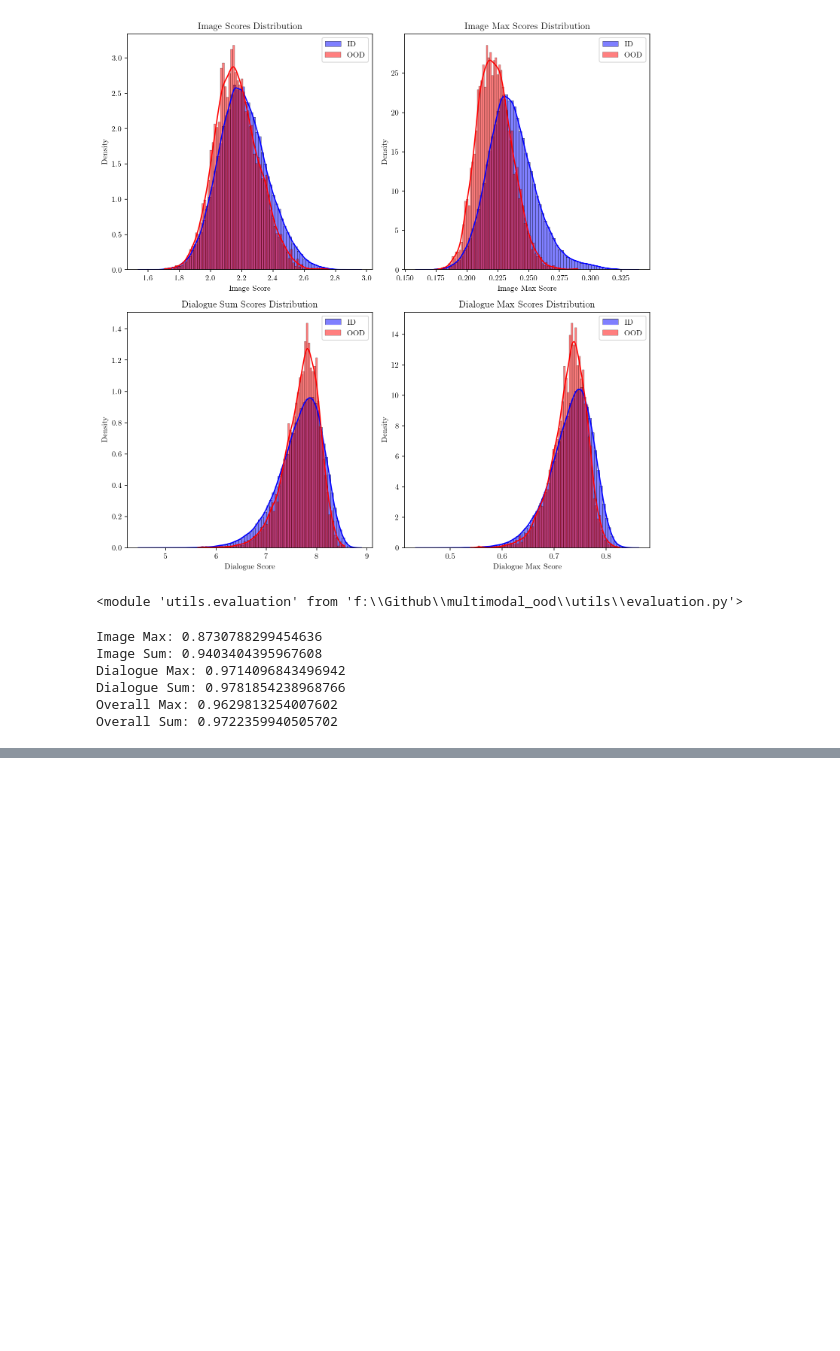
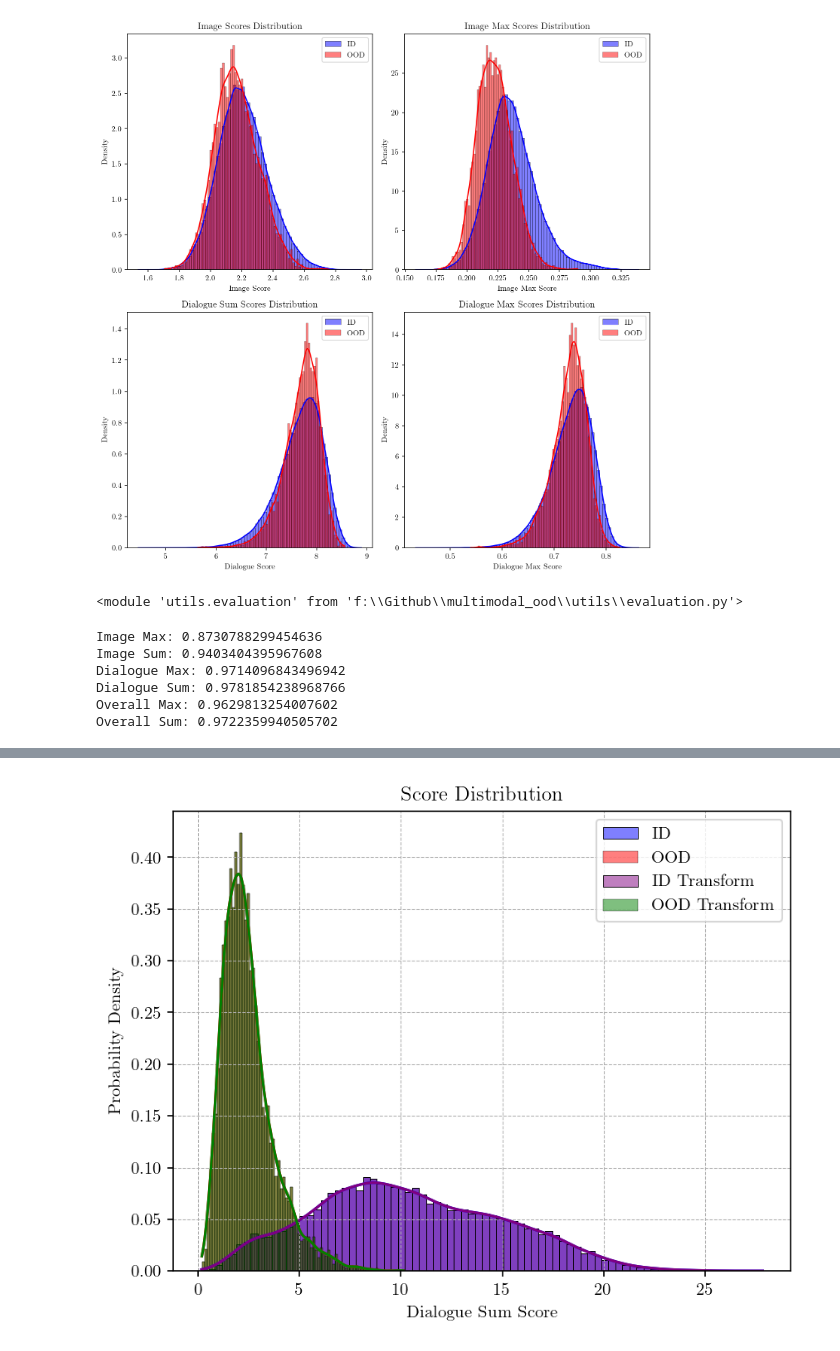
Before and after one commit to wfyitf/multimodal_ood, a Jupyter notebook: notebooks/clip_qa.ipynb, the cells around one changed output, grey strips where cells are left out. Saved outputs shown, nothing was run; the diff lists cells and outputs as text; code cells hidden in the pictures; blank space fills up the shorter version.

```diff
--- a/notebooks/clip_qa.ipynb
+++ b/notebooks/clip_qa.ipynb
@@ -226,6 +228,8 @@ dialogue_model_loader = model.model_loader(logger=logger,
     X_train_dialogue,
     X_test_dialogue,
     Y_train,
-    Y_test) = image_model_loader.create_dataset(data_loader, df_table)
+    Y_test) = image_model_loader.create_dataset(data_loader, df_table, add_mismatch = False, mismatch_num = 5000)
+
+df_test['image_text_similarity'] = df_test.apply(image_text_similarity, axis=1)
 # %%
 image_model_loader.train_model(X_train_image, Y_train, X_test_image, Y_test)
@@ -249,6 +267,11 @@ for score_type in score_type_list:
     df_test[f'{score_type}_max_image'] = image_score_max
     df_test[f'{score_type}_sum_dialogue'] = dialogue_score_sum
     df_test[f'{score_type}_max_dialogue'] = dialogue_score_max
-    df_test[f'{score_type}_overall_simialrity_max'] = df_test['image_text_similarity'] * (df_test[f'{score_type}_max_image'] + df_test[f'{score_type}_max_dialogue'])
+    df_test[f'{score_type}_max_image_tranform'] = df_test[f'{score_type}_max_image']
+    df_test[f'{score_type}_max_dialogue_tranform'] =  df_test[f'{score_type}_max_dialogue']
+    df_test[f'{score_type}_sum_image_tranform'] =  df_test[f'{score_type}_sum_image']
+    df_test[f'{score_type}_sum_dialogue_tranform'] =  df_test[f'{score_type}_sum_dialogue']
+
+    df_test[f'{score_type}_overall_simialrity_max'] =  df_test[f'{score_type}_max_image_tranform'] + df_test[f'{score_type}_max_dialogue_tranform']
     if score_type in ["energy", "logits"]:
-        df_test[f'{score_type}_overall_simialrity_sum'] = df_test['image_text_similarity'] * (df_test[f'{score_type}_sum_image'] + df_test[f'{score_type}_sum_dialogue'])
+        df_test[f'{score_type}_overall_simialrity_sum'] = df_test[f'{score_type}_sum_image_tranform'] + df_test[f'{score_type}_sum_dialogue_tranform']
@@ -258,4 +299,27 @@ type = "sum"
 fpr = 95
+# %%
+import matplotlib.pyplot as plt
+
+ood_scores = df_test[df_test['OOD'] == 0][f'{score_type}_{type}_{mode}']
+non_ood_scores = df_test[df_test['OOD'] == 1][f'{score_type}_{type}_{mode}']
+
+ood_scores_transform = df_test[df_test['OOD'] == 0][f'{score_type}_{type}_{mode}_tranform']
+non_ood_scores_transform = df_test[df_test['OOD'] == 1][f'{score_type}_{type}_{mode}_tranform']
+
+sns.histplot(non_ood_scores, bins=80, alpha=0.5, label='ID', kde=True, color='blue',stat="density")
+sns.histplot(ood_scores, bins=80, alpha=0.5, label='OOD', kde=True, color='red', stat="density")
+
+sns.histplot(non_ood_scores_transform, bins=80, alpha=0.5, label='ID Transform', kde=True, color='purple',stat="density")
+sns.histplot(ood_scores_transform, bins=80, alpha=0.5, label='OOD Transform', kde=True, color='green', stat="density")
+
+plt.title(f'Score Distribution')
+plt.xlabel(f'Dialogue {type.title()} Score')
+plt.ylabel('Probability Density')
+plt.grid(True, which='both', linestyle='--', linewidth=0.5)
+plt.legend()
+plt.show()
+# %% [output]
+[figure, added]
 # %%
 import matplotlib.pyplot as plt
 
```
Also changed, not shown: parts of 10 cells of this notebook, 1 other file.
